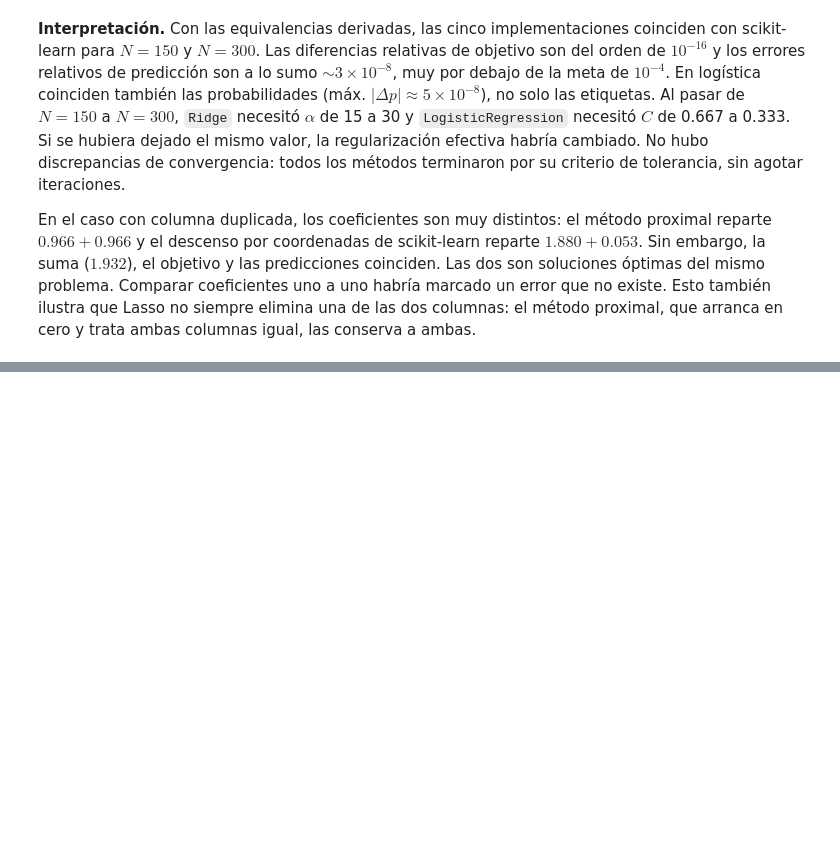
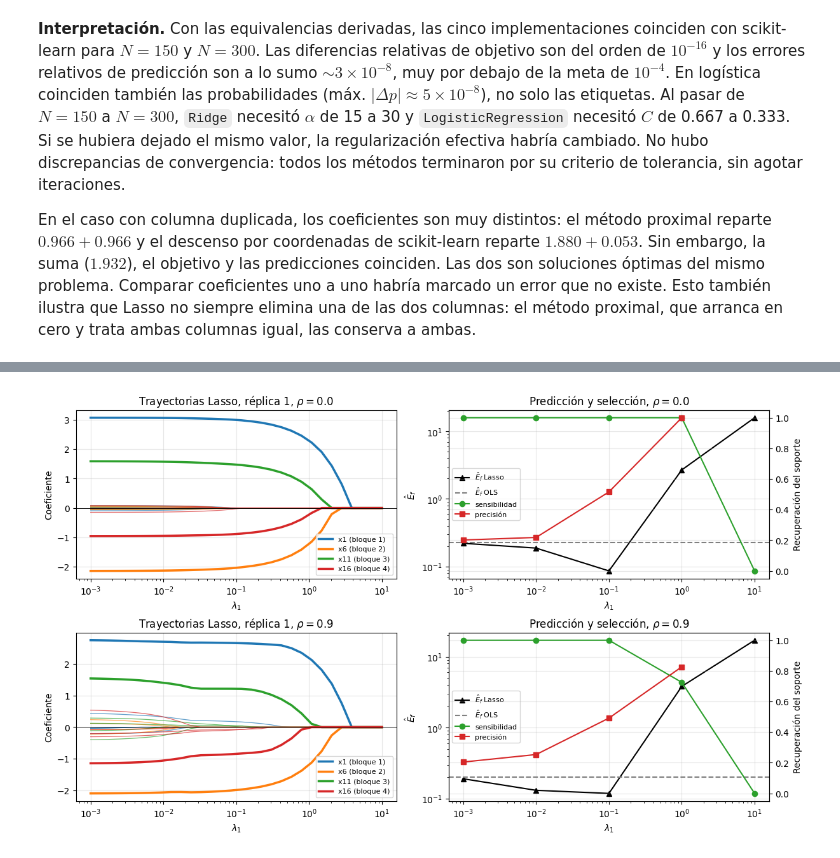
Before and after one commit to Mmora-07/aprendizaje_autom-tico_t_1, a Jupyter notebook: 01_implementacion_simulacion.ipynb, the cells around one changed output, grey strips where cells are left out. Saved outputs shown, nothing was run; the diff lists cells and outputs as text; code cells hidden in the pictures; blank space fills up the shorter version.

```diff
--- a/01_implementacion_simulacion.ipynb
+++ b/01_implementacion_simulacion.ipynb
@@ -595,0 +901,34 @@ En el caso con columna duplicada, los coeficientes son muy distintos: el método
+# %%
+grilla_fina = np.logspace(-3, 1, 30)
+colores = plt.rcParams["axes.prop_cycle"].by_key()["color"]
+
+fig, ax = plt.subplots(2, 2, figsize=(12, 7), constrained_layout=True)
+for i, rho in enumerate(RHOS):
+    X, _, Y = escenarios[rho]
+    camino = np.array([LassoProximal(lam, ajustar_intercepto=False).fit(X, Y[0]).coef_ for lam in grilla_fina])
+    for j in range(D5):
+        relevante = j in SOPORTE
+        ax[i, 0].plot(grilla_fina, camino[:, j], color=colores[BLOQUE[j]],
+                      lw=2.5 if relevante else 0.9, alpha=1 if relevante else 0.7,
+                      label=f"x{j + 1} (bloque {BLOQUE[j] + 1})" if relevante else None)
+    ax[i, 0].axhline(0, color="black", lw=0.6)
+    ax[i, 0].set(xscale="log", xlabel=r"$\lambda_1$", ylabel="Coeficiente",
+                 title=fr"Trayectorias Lasso, réplica 1, $\rho={rho}$")
+    ax[i, 0].legend(fontsize=8)
+
+    t = tabla_p5.query("rho == @rho and modelo == 'Lasso'")
+    ax[i, 1].plot(t["lambda"], t["E_f"], "k^-", label=r"$\hat E_f$ Lasso")
+    ax[i, 1].axhline(tabla_p5.query("rho == @rho and modelo == 'OLS'")["E_f"].item(),
+                     color="gray", ls="--", label=r"$\hat E_f$ OLS")
+    ax[i, 1].set(xscale="log", yscale="log", xlabel=r"$\lambda_1$", ylabel=r"$\hat E_f$",
+                 title=fr"Predicción y selección, $\rho={rho}$")
+    derecha = ax[i, 1].twinx()
+    derecha.plot(t["lambda"], t["sensibilidad"], "o-", color=colores[2], label="sensibilidad")
+    derecha.plot(t["lambda"], t["precisión"], "s-", color=colores[3], label="precisión")
+    derecha.set(ylim=(-0.05, 1.05), ylabel="Recuperación del soporte")
+    lineas = ax[i, 1].get_legend_handles_labels()
+    lineas_d = derecha.get_legend_handles_labels()
+    ax[i, 1].legend(lineas[0] + lineas_d[0], lineas[1] + lineas_d[1], fontsize=8, loc="center left")
+plt.show()
+# %% [output]
+[figure, added]
```
Also changed, not shown: parts of 14 cells of this notebook, 8 other files.
